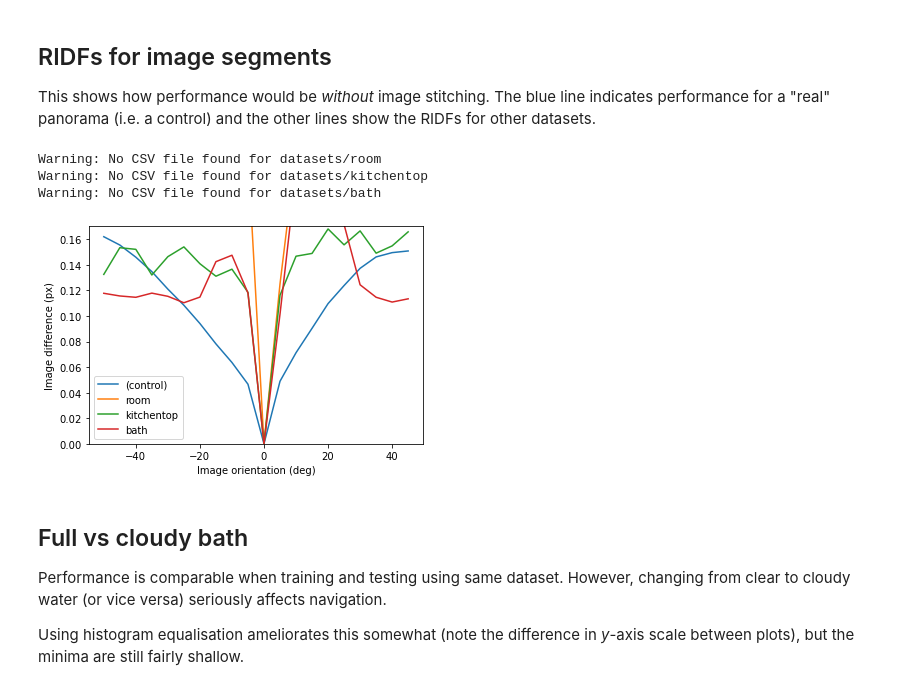
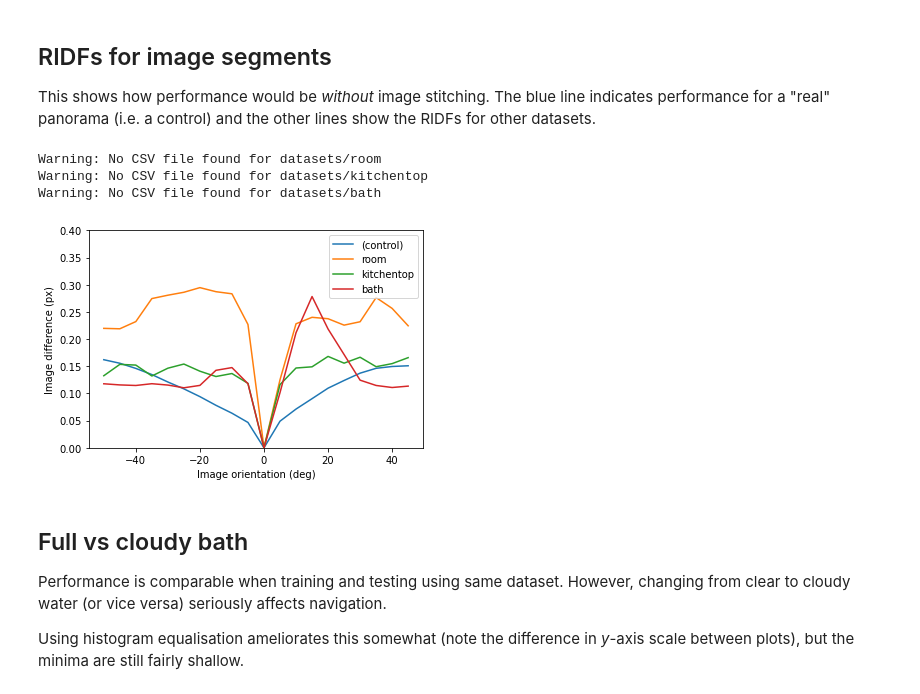
Before and after one commit to BrainsOnBoard/underwater_robots, a Jupyter notebook: analysis.ipynb, the cells around one changed output. Cells and saved outputs as stored; diff of their text form; code cells hidden in the pictures.

Commit message:
Fix borked figure

```diff
--- a/analysis.ipynb
+++ b/analysis.ipynb
@@ -73,37 +73,39 @@ This shows how performance would be *without* image stitching. The blue line ind
 deg_sep = 5 # deg
 rot_rng = range(-50, 50, deg_sep)
 fov_deg = 52 # deg
+snap_idx = len(rot_rng) // 2
 
 gc_images = []
 for rot in rot_rng:
     lo = int(180 + rot - fov_deg / 2)
     hi = lo + fov_deg
     im = image[:, lo:hi]
     gc_images.append(im)
+gc_diffs = nb.route_idf(gc_images, gc_images[snap_idx])
 
 plt.plot(rot_rng, gc_diffs)
 plt.xlabel('Image orientation (deg)')
 plt.ylabel('Image difference (px)')
 plt.ylim(bottom=0)
 
 # Load image set at same resolution as for panorama segments
 resize = ip.resize(*gc_images[0].shape[1::-1])
 
 datasets = ('room', 'kitchentop', 'bath')
-snap_idx = len(rot_rng) // 2
 for dataset in datasets:
     db = nb.Database('datasets/' + dataset)
     assert len(db) == len(rot_rng)
     images = db.read_images(preprocess=resize)
     diffs = nb.route_idf(images, images[snap_idx])
     plt.plot(rot_rng, diffs)
 
+plt.ylim(0, 0.4)
 plt.legend(['(control)', *datasets]);
 # %% [output]
 Warning: No CSV file found for datasets/room
 Warning: No CSV file found for datasets/kitchentop
 Warning: No CSV file found for datasets/bath
-[figure, old version]
+[figure, new version]
 # %% [markdown]
 ## Full vs cloudy bath
 Performance is comparable when training and testing using same dataset. However, changing from clear to cloudy water (or vice versa) seriously affects navigation.
```
